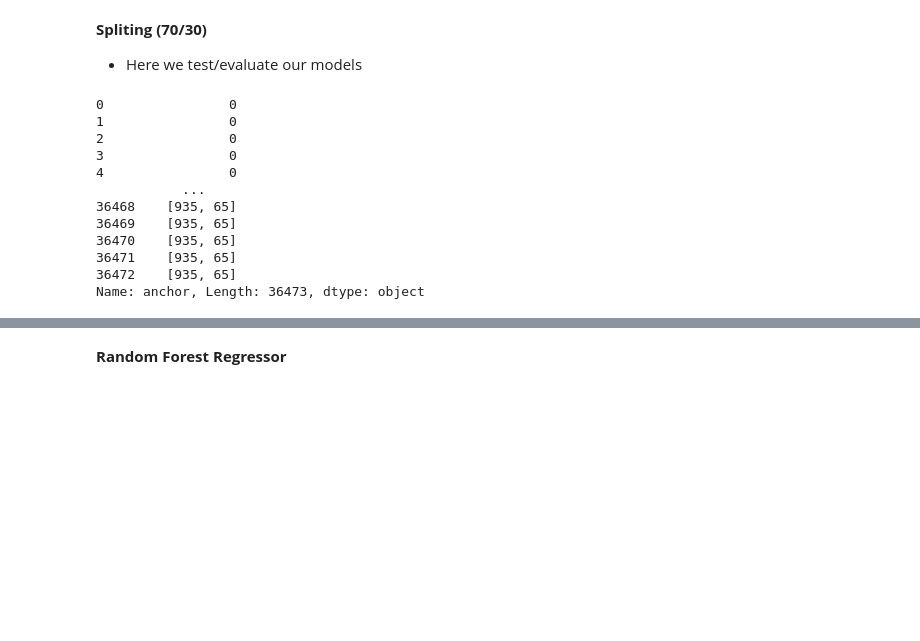
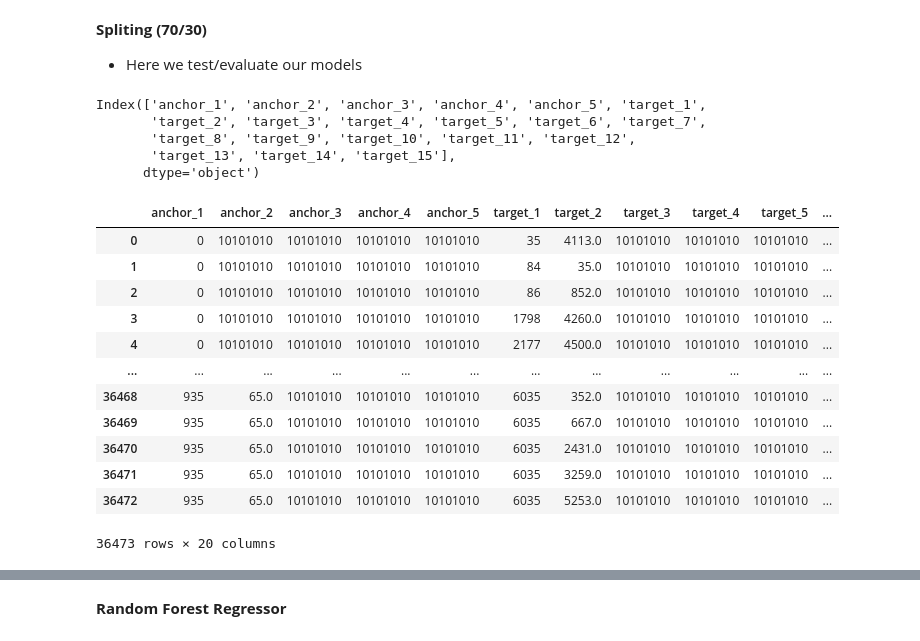
Before and after one commit to MichaelWoo-git/Phrase_Matching_Recog, a Jupyter notebook: Phrase_Match_Similarity.ipynb, the cells around one changed output, grey strips where cells are left out. Cells and saved outputs as stored; diff of their text form; code cells hidden in the pictures; blank space fills up the shorter version.

```diff
--- a/Phrase_Match_Similarity.ipynb
+++ b/Phrase_Match_Similarity.ipynb
@@ -396,2 +241,0 @@ df_1[df_1['anchor_5']!=36473.0]
-# %%
-df_1.drop(df_1.columns[5:],axis=1,inplace=True)
@@ -483,24 +578,51 @@ df_1.head()
+# %%
+df_1['target_1'] = np.array(l1)
+df_1['target_2'] = np.array(l2)
+df_1['target_3'] = np.array(l3)
+df_1['target_4'] = np.array(l4)
+df_1['target_5'] = np.array(l5)
+df_1['target_6'] = np.array(l6)
+df_1['target_7'] = np.array(l7)
+df_1['target_8'] = np.array(l8)
+df_1['target_9'] = np.array(l9)
+df_1['target_10'] = np.array(l10)
+df_1['target_11'] = np.array(l11)
+df_1['target_12'] = np.array(l12)
+df_1['target_13'] = np.array(l13)
+df_1['target_14'] = np.array(l14)
+df_1['target_15'] = np.array(l15)
+# %%
+df_1.fillna('10101010',inplace=True)
 # %% [markdown]
 __Spliting (70/30)__
 * Here we test/evaluate our models
-# %%
-df_1['anchor'].apply(lambda x : x)
-# %% [output]
-0                0
-1                0
-2                0
-3                0
-4                0
-           ...
-36468    [935, 65]
-36469    [935, 65]
-36470    [935, 65]
-36471    [935, 65]
-36472    [935, 65]
-Name: anchor, Length: 36473, dtype: object
+# %%
+df_1.columns[5:]
+# %% [output]
+Index(['anchor_1', 'anchor_2', 'anchor_3', 'anchor_4', 'anchor_5', 'target_1',
+       'target_2', 'target_3', 'target_4', 'target_5', 'target_6', 'target_7',
+       'target_8', 'target_9', 'target_10', 'target_11', 'target_12',
+       'target_13', 'target_14', 'target_15'],
+      dtype='object')
 # %%
 # x = df_1.drop(['id','score'],axis=1).values
-x = df_1[['anchor','target']].values[:100]
-y = df_1['score'].values[:100]
+x = df_1[df_1.columns[5:]]
+y = df_1['score'].values
+# %%
+x
+# %% [output]
+|  | anchor_1 | anchor_2 | anchor_3 | anchor_4 | anchor_5 | target_1 | target_2 | target_3 | target_4 | target_5 | ... |
+| 0 | 0 | 10101010 | 10101010 | 10101010 | 10101010 | 35 | 4113.0 | 10101010 | 10101010 | 10101010 | ... |
+| 1 | 0 | 10101010 | 10101010 | 10101010 | 10101010 | 84 | 35.0 | 10101010 | 10101010 | 10101010 | ... |
+| 2 | 0 | 10101010 | 10101010 | 10101010 | 10101010 | 86 | 852.0 | 10101010 | 10101010 | 10101010 | ... |
+| 3 | 0 | 10101010 | 10101010 | 10101010 | 10101010 | 1798 | 4260.0 | 10101010 | 10101010 | 10101010 | ... |
+| 4 | 0 | 10101010 | 10101010 | 10101010 | 10101010 | 2177 | 4500.0 | 10101010 | 10101010 | 10101010 | ... |
+| ... | ... | ... | ... | ... | ... | ... | ... | ... | ... | ... | ... |
+| 36468 | 935 | 65.0 | 10101010 | 10101010 | 10101010 | 6035 | 352.0 | 10101010 | 10101010 | 10101010 | ... |
+| 36469 | 935 | 65.0 | 10101010 | 10101010 | 10101010 | 6035 | 667.0 | 10101010 | 10101010 | 10101010 | ... |
+| 36470 | 935 | 65.0 | 10101010 | 10101010 | 10101010 | 6035 | 2431.0 | 10101010 | 10101010 | 10101010 | ... |
+| 36471 | 935 | 65.0 | 10101010 | 10101010 | 10101010 | 6035 | 3259.0 | 10101010 | 10101010 | 10101010 | ... |
+| 36472 | 935 | 65.0 | 10101010 | 10101010 | 10101010 | 6035 | 5253.0 | 10101010 | 10101010 | 10101010 | ... |
+36473 rows × 20 columns
 # %%
 x_train, x_test, y_train, y_test = train_test_split(x, y, test_size=0.30, random_state=141)
```
Also changed, not shown: parts of 33 cells of this notebook.
